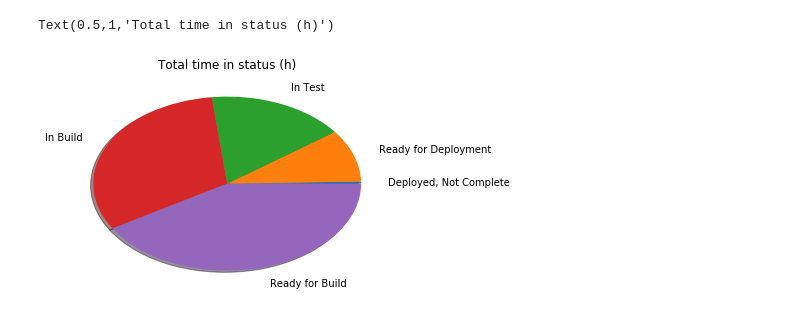
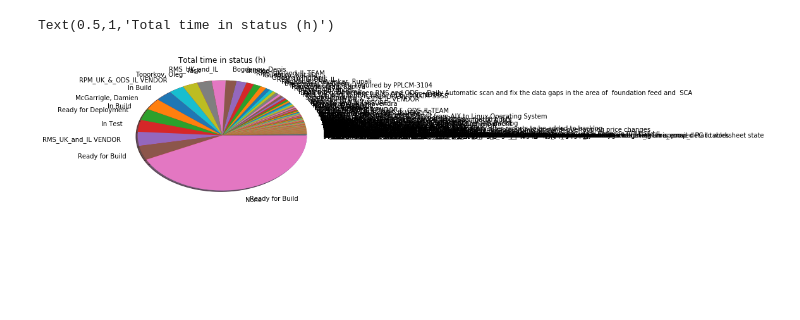
Before and after one commit to thirstfortruth/jira_analyses, a Jupyter notebook: jira_pm_analyses.ipynb, the cells around one changed output. Saved outputs shown, nothing was run; the diff lists cells and outputs as text; code cells hidden in the pictures; blank space fills up the shorter version.

Commit message:
Corrected parse_file_detailed function. Processed extended file

```diff
--- a/jira_pm_analyses.ipynb
+++ b/jira_pm_analyses.ipynb
@@ -20,20 +29,47 @@ end_dates.pop(0)
 end_dates.append('null')
 users = users.assign(END_DATES = pd.Series(end_dates))
 #print(users.groupby('KEY').tail(2))
+
+#### extended report
+#adding end_dates column to source data frame. end dates are nothing but start_dates shifted on 1 value
+# since each new line has start date which is end date for previous status
+end_dates = users_extended['DATE_CREATED'].tolist();
+end_dates.pop(0)
+end_dates.append('null')
+users_extended = users_extended.assign(END_DATES = pd.Series(end_dates))
+#print(users.groupby('KEY').tail(2))
 # %%
 #set last end_date for each story as a last update date of the story
 oldvalue = users.iloc[0]
 for index, row in users.iterrows():
     if oldvalue.KEY != row.KEY :
+        #print(index,row)
         users.loc[users.index[index-1],'END_DATES'] = users.loc[users.index[index-1],'DATE_CREATED']
     oldvalue=row
 users.loc[users.index[len(users)-1],'END_DATES'] = users.loc[users.index[len(users)-1],'DATE_CREATED']
+
+#### extended report
+#set last end_date for each story as a last update date of the story
+oldvalue = users_extended.iloc[0]
+for index, row in users_extended.iterrows():
+    if oldvalue.KEY != row.KEY :
+        #print(index,row)
+        users_extended.loc[users_extended.index[index-1],'END_DATES'] = users_extended.loc[users_extended.index[index-1],'DATE_CREATED']
+    oldvalue=row
+users_extended.loc[users_extended.index[len(users_extended)-1],'END_DATES'] = users_extended.loc[users_extended.index[len(users_extended)-1],'DATE_CREATED']
 # %%
 #add time difference in hours
 time_diff = users['END_DATES']
 time = users[['DATE_CREATED','END_DATES']].apply(lambda x: datetime.strptime(x['END_DATES'],'%d.%m.%Y %H:%M:%S') - datetime.strptime(x['DATE_CREATED'],'%d.%m.%Y %H:%M:%S'), axis=1)
 time_h = [a.total_seconds()/3600 for a in time]
 users = users.assign(DURATION = pd.Series(time_h))
+
+#### extended report
+#add time difference in hours
+#time_diff_e = users_extended['END_DATES']
+time_e = users_extended[['DATE_CREATED','END_DATES']].apply(lambda x: datetime.strptime(x['END_DATES'],'%d.%m.%Y %H:%M:%S') - datetime.strptime(x['DATE_CREATED'],'%d.%m.%Y %H:%M:%S'), axis=1)
+time_h_e = [a.total_seconds()/3600 for a in time_e]
+users_extended = users_extended.assign(DURATION = pd.Series(time_h_e))
 # %%
 grouped_list = users.groupby(['OLD_VALUE'])[['DURATION']].sum().reset_index().sort_values(by=['DURATION'])
 grouped_list = grouped_list[(grouped_list.OLD_VALUE != 'Rejected')\
@@ -44,11 +80,27 @@ grouped_list = grouped_list[(grouped_list.OLD_VALUE != 'Rejected')\
                             & (grouped_list.OLD_VALUE != 'In Refine')\
                             & (grouped_list.OLD_VALUE != 'To Be Refined')\
                             & (grouped_list.OLD_VALUE != 'In Progress')]
+#### extended report
+grouped_list_e = users_extended.groupby(['OLD_VALUE'])[['DURATION']].sum().reset_index().sort_values(by=['DURATION'])
+grouped_list_e = grouped_list_e[(grouped_list_e.OLD_VALUE != 'Rejected')\
+                            & (grouped_list_e.OLD_VALUE != 'Done') \
+                            & (grouped_list_e.OLD_VALUE != 'Sub-task Done')\
+                            & (grouped_list_e.OLD_VALUE != 'IDEA - TO DO')\
+                            & (grouped_list_e.OLD_VALUE != 'Sub-task To Be Refined')\
+                            & (grouped_list_e.OLD_VALUE != 'In Refine')\
+                            & (grouped_list_e.OLD_VALUE != 'To Be Refined')\
+                            & (grouped_list_e.OLD_VALUE != 'In Progress')]
 # %%
 # pie()
 plt.pie(grouped_list.DURATION, labels=grouped_list.OLD_VALUE,shadow=True,labeldistance=1.2)
 #plt.pie()
 plt.title('Total time in status (h)')
+
+#### extended report
+# pie()
+plt.pie(grouped_list_e.DURATION, labels=grouped_list_e.OLD_VALUE,shadow=True,labeldistance=1.2)
+#plt.pie()
+plt.title('Total time in status (h)')
 # %% [output]
 Text(0.5,1,'Total time in status (h)')
-[figure, old version]
+[figure, new version]
```
Also changed, not shown: parts of 3 cells of this notebook, 1 other file.
